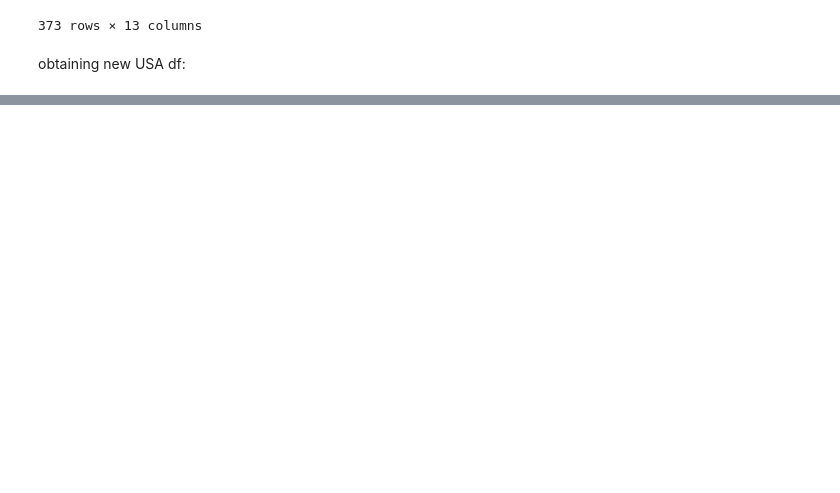
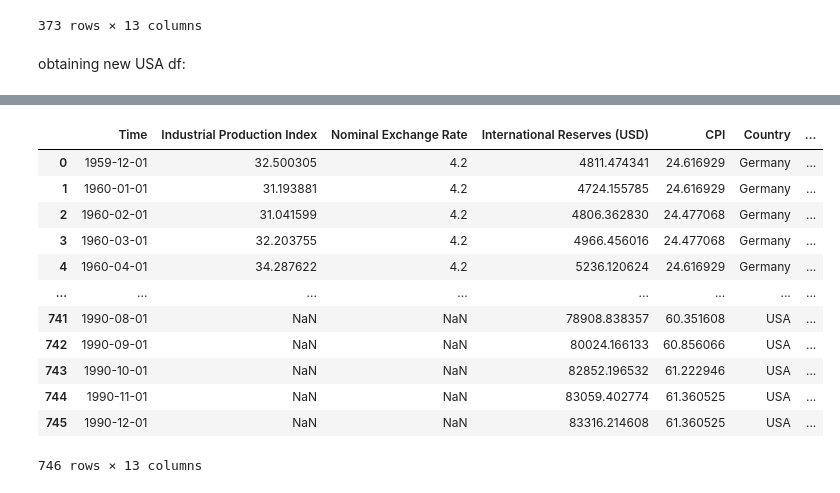
Before and after one commit to thoomkuzhymatthew/EC1B1_group28, a Jupyter notebook: code/DataCleaning.ipynb, the cells around one changed output, grey strips where cells are left out. Saved outputs shown, nothing was run; the diff lists cells and outputs as text; code cells hidden in the pictures; blank space fills up the shorter version.

```diff
--- a/code/DataCleaning.ipynb
+++ b/code/DataCleaning.ipynb
@@ -1006,0 +1007,17 @@ new_us_df
+# %%
+import pandas as pd
+
+# 1) Concatenate the two DataFrames row-wise, using an outer join of columns
+#    (this is the default for pd.concat with axis=0).
+#    For rows belonging to Germany, the US-only columns will be NaN.
+#    For rows belonging to the US, the German-only columns will be NaN.
+final_merged_df = pd.concat([final_german_df, new_us_df], ignore_index=True)
+
+# 2) Sort by "Country" and "Time (Year/Month)" for clarity
+final_merged_df = final_merged_df.sort_values(["Country", "Time (Year/Month)"]).reset_index(drop=True)
+
+# 3) Now final_merged_df contains all the columns from both new_g_df and new_us_df.
+#    For Germany rows, you’ll see all the German columns filled, US columns as NaN;
+#    for US rows, the German columns will be NaN, and the US columns will be filled.
+
+final_merged_df
@@ -1006,0 +1038,55 @@ new_us_df
+# %%
+import pandas as pd
+
+# Make a copy of the cleaned merged DataFrame (which should have all constructed variables)
+final_df = final_merged_df.copy()
+
+# Rename columns for clarity
+final_df = final_df.rename(columns={
+    "Time (Year/Month)": "Time",
+    "Economic Activity, Industrial Production, Index": "Industrial Production Index",
+    "Exchange Rates, National Currency Per U.S. Dollar, Period Average, Rate": "Nominal Exchange Rate",
+    "International Reserves and Liquidity, Reserves, Official Reserve Assets, US Dollar": "International Reserves (USD)",
+    "Prices, Consumer Price Index, All items, Index": "CPI",
+    "german_monthly_nominal_exchange_rate_growth": "German Nominal EX Rate Growth",
+    "real_exch_rate_growth": "German Real EX Rate Growth",
+    "real_exchange_rate_index": "German Real EX Rate Index",
+    "monthly_inflation_rate": "Inflation Rate",
+    "german_monthly_industrial_production_growth": "German Monthly IP Growth",
+    "german_annual_industrial_production_growth": "German Annual IP Growth",
+    "german_international_reserves_index": "German International Reserves Index",
+    "us_international_reserves_index": "US International Reserves Index"
+})
+
+# Combine the two International Reserves Index columns into one.
+# This takes the German value if available; otherwise uses the US value.
+final_df["International Reserves Index"] = final_df["German International Reserves Index"].combine_first(
+    final_df["US International Reserves Index"]
+)
+
+# Optionally, if you prefer US values to override German values when available,
+# you could swap the order:
+# final_df["International Reserves Index"] = final_df["US International Reserves Index"].combine_first(
+#     final_df["German International Reserves Index"]
+# )
+
+# Drop the original two columns as they are now merged into one.
+final_df = final_df.drop(columns=["German International Reserves Index", "US International Reserves Index"])
+
+# Export the final DataFrame to an Excel file called "final_df.xlsx" in the ../data/ folder.
+final_df.to_excel("../data/final_df.xlsx", index=False)
+final_df
+# %% [output]
+|  | Time | Industrial Production Index | Nominal Exchange Rate | International Reserves (USD) | CPI | Country | ... |
+| 0 | 1959-12-01 | 32.500305 | 4.2 | 4811.474341 | 24.616929 | Germany | ... |
+| 1 | 1960-01-01 | 31.193881 | 4.2 | 4724.155785 | 24.616929 | Germany | ... |
+| 2 | 1960-02-01 | 31.041599 | 4.2 | 4806.362830 | 24.477068 | Germany | ... |
+| 3 | 1960-03-01 | 32.203755 | 4.2 | 4966.456016 | 24.477068 | Germany | ... |
+| 4 | 1960-04-01 | 34.287622 | 4.2 | 5236.120624 | 24.616929 | Germany | ... |
+| ... | ... | ... | ... | ... | ... | ... | ... |
+| 741 | 1990-08-01 | NaN | NaN | 78908.838357 | 60.351608 | USA | ... |
+| 742 | 1990-09-01 | NaN | NaN | 80024.166133 | 60.856066 | USA | ... |
+| 743 | 1990-10-01 | NaN | NaN | 82852.196532 | 61.222946 | USA | ... |
+| 744 | 1990-11-01 | NaN | NaN | 83059.402774 | 61.360525 | USA | ... |
+| 745 | 1990-12-01 | NaN | NaN | 83316.214608 | 61.360525 | USA | ... |
+746 rows × 13 columns
```
Also changed, not shown: parts of 14 cells of this notebook, 1 other file.
